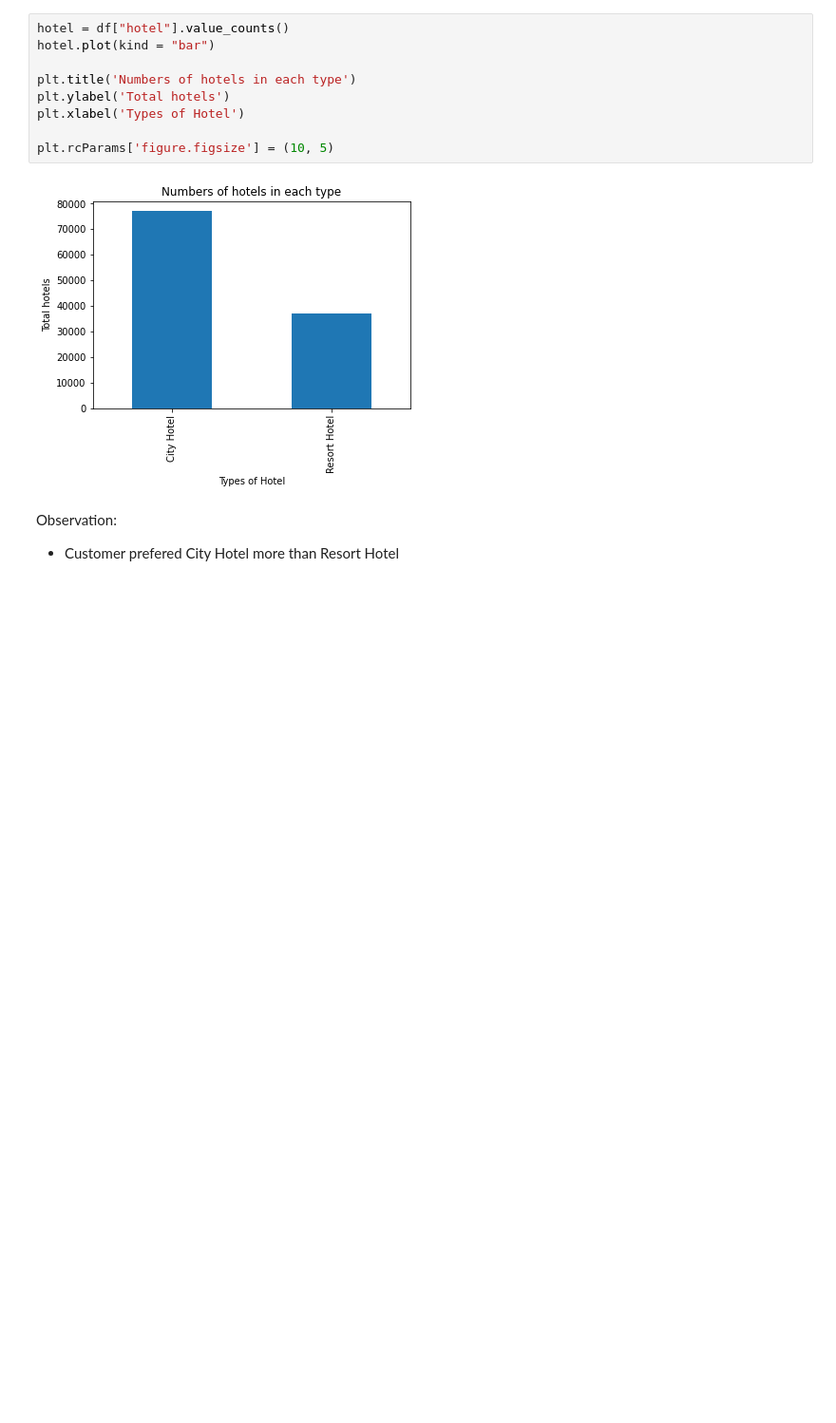
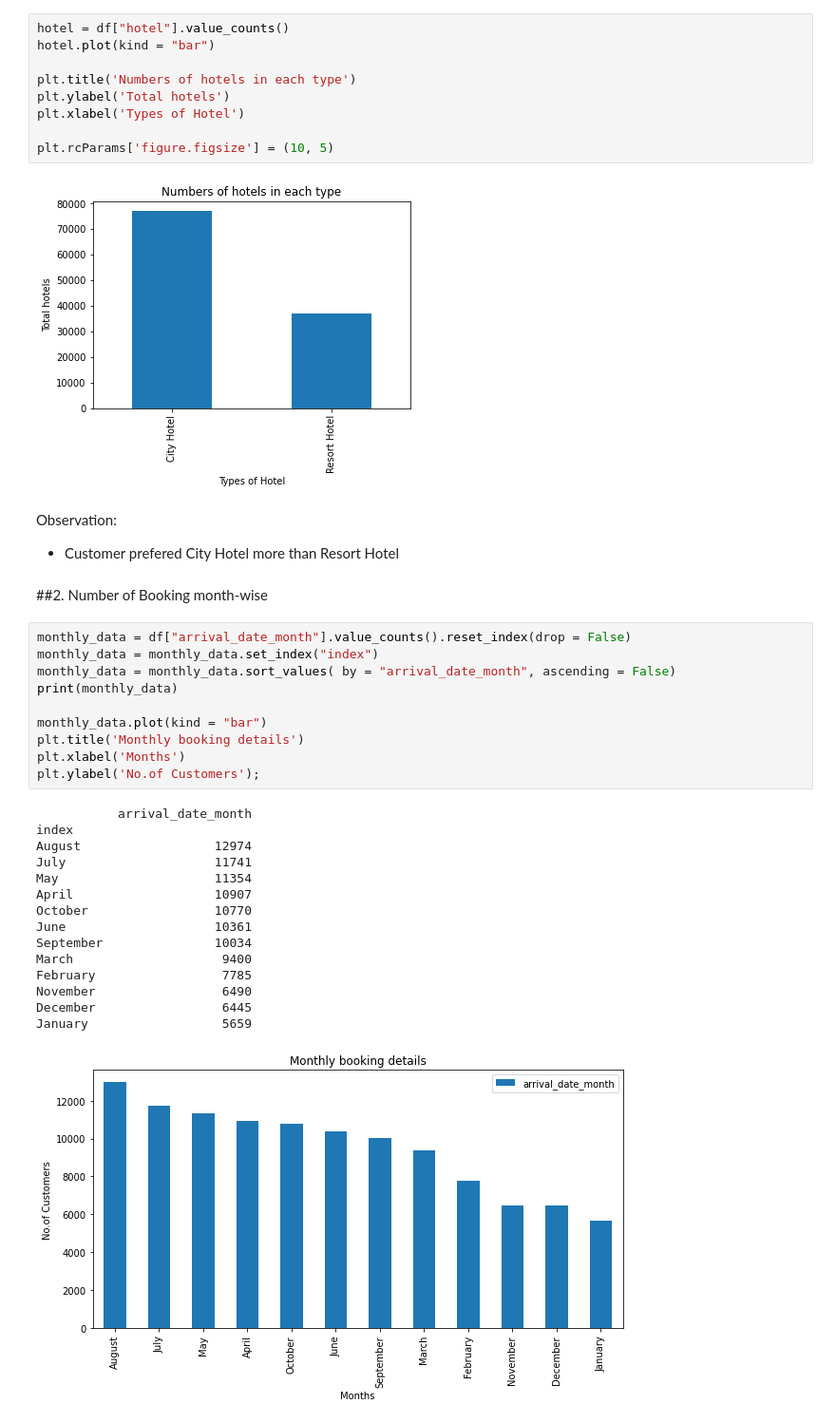
Before and after one commit to ArunPrasath1205/Exploratory-Data-Analysis-on-Hotel-Booking, a Jupyter notebook: Hotel_Bookings_analysis_G_AP.ipynb, the cells around one changed output. Shown: that part at 95% size. Drawn from its saved outputs; the diff is of its cells as text; blank space fills up the shorter version.

```diff
--- a/Hotel_Bookings_analysis_G_AP.ipynb
+++ b/Hotel_Bookings_analysis_G_AP.ipynb
@@ -485,3 +485,31 @@ plt.rcParams['figure.figsize'] = (10, 5)
 # %% [markdown]
 Observation:
 * Customer prefered City Hotel more than Resort Hotel
+# %% [markdown]
+##2. Number of Booking month-wise
+# %%
+monthly_data = df["arrival_date_month"].value_counts().reset_index(drop = False)
+monthly_data = monthly_data.set_index("index")
+monthly_data = monthly_data.sort_values( by = "arrival_date_month", ascending = False)
+print(monthly_data)
+
+monthly_data.plot(kind = "bar")
+plt.title('Monthly booking details')
+plt.xlabel('Months')
+plt.ylabel('No.of Customers');
+# %% [output]
+           arrival_date_month
+index
+August                  12974
+July                    11741
+May                     11354
+April                   10907
+October                 10770
+June                    10361
+September               10034
+March                    9400
+February                 7785
+November                 6490
+December                 6445
+January                  5659
+[figure, added]
```
Also changed, not shown: parts of 15 cells of this notebook.
